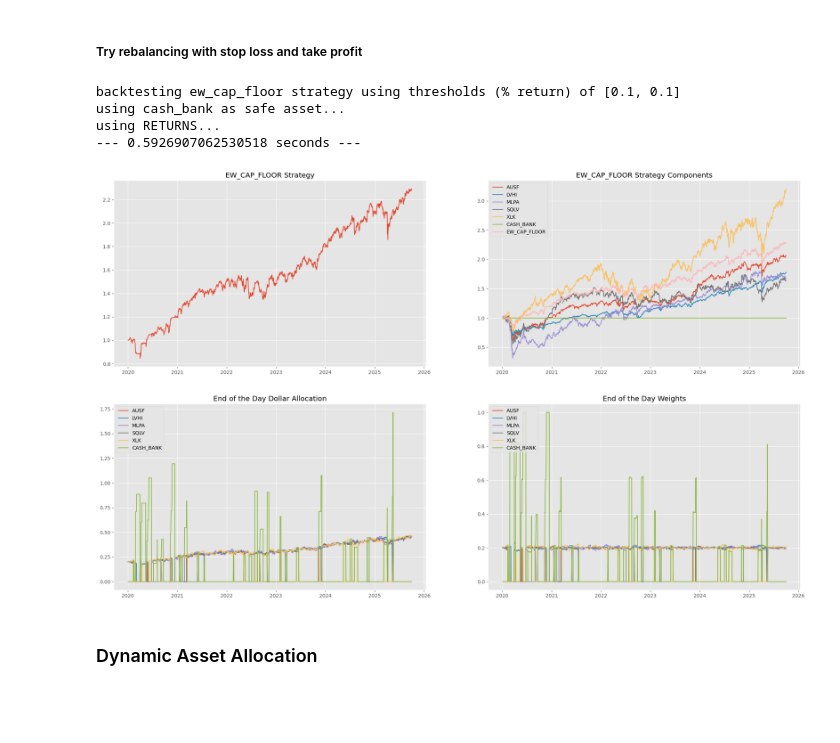
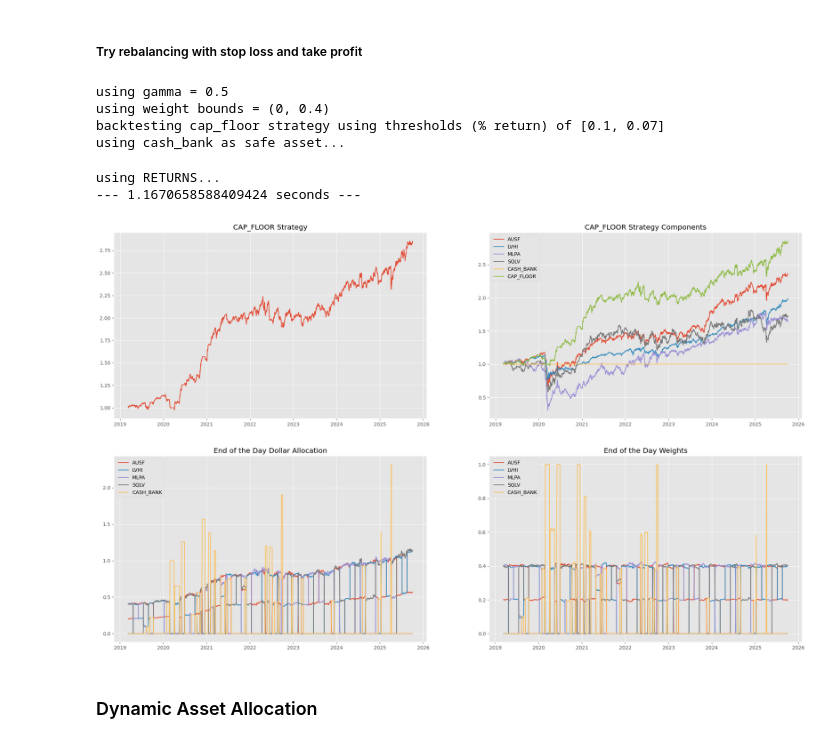
Before and after one commit to germanova/dynamic_asset_allocation_and_diversification, a Jupyter notebook: daa_diversification.ipynb, the cells around one changed output. Cells and saved outputs as stored; diff of their text form; code cells hidden in the pictures; blank space fills up the shorter version.

```diff
--- a/daa_diversification.ipynb
+++ b/daa_diversification.ipynb
@@ -14,8 +14,8 @@ plt.style.use('ggplot')
 #### Import data
 # %%
 freq = "1d"
-tickers = ['AUSF','LVHI', 'SQLV','MLPA','XLK']
-start = '2020-01-01'
+tickers = ['AUSF','LVHI', 'SQLV','MLPA']
+start = '2019-01-01'
 end = date.today()
 prices = data_yahoo(tickers,freq, start, end, ['Adj Close'], False)
 display(prices)
@@ -45,15 +45,17 @@ using CLOSING PRICES...
 # %% [markdown]
 ##### Try rebalancing with stop loss and take profit
 # %%
-trigger_simulation = TriggerSimulation(returns, allocation_type='ew_cap_floor',safe_asset='cash_bank',
-                                       threshold=[0.1,0.1], window=0, rebal = 30)
+trigger_simulation = TriggerSimulation(returns, exit_type='cap_floor', rebal_type= 'markowitz', safe_asset='cash_bank',
+                                       threshold=[0.1,0.07], window=45, rebal = 30, gamma = 0.5, w_bounds = (0,0.4))
 backtest_results = trigger_simulation.trigger_simulation()
 # %% [output]
-backtesting ew_cap_floor strategy using thresholds (% return) of [0.1, 0.1]
+using gamma = 0.5
+using weight bounds = (0, 0.4)
+backtesting cap_floor strategy using thresholds (% return) of [0.1, 0.07]
 using cash_bank as safe asset...
-using RETURNS...
---- 0.5926907062530518 seconds ---
+using RETURNS...
+--- 1.1670658588409424 seconds ---
-[figure, old version]
+[figure, new version]
 # %% [markdown]
 ### Dynamic Asset Allocation
 # %%
```
Also changed, not shown: parts of 6 cells of this notebook, 8 other files.
